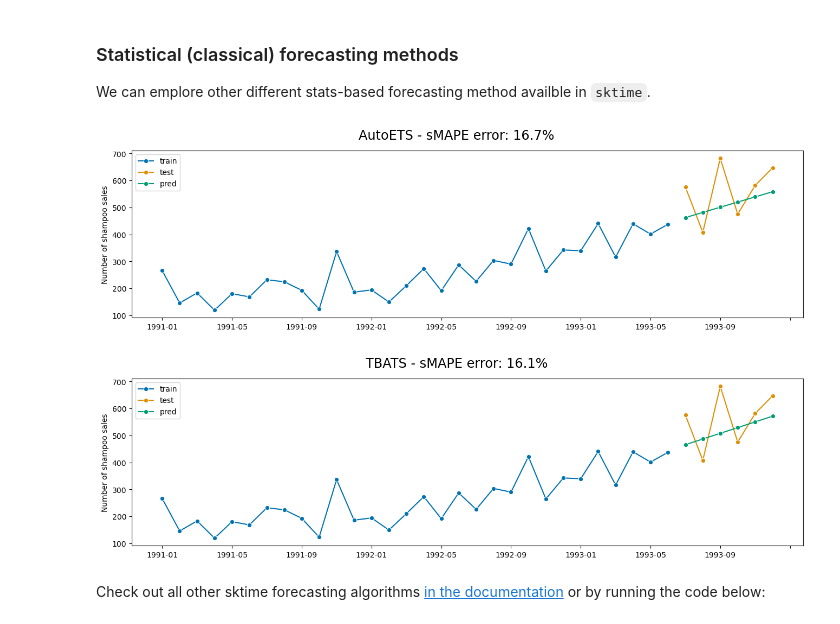
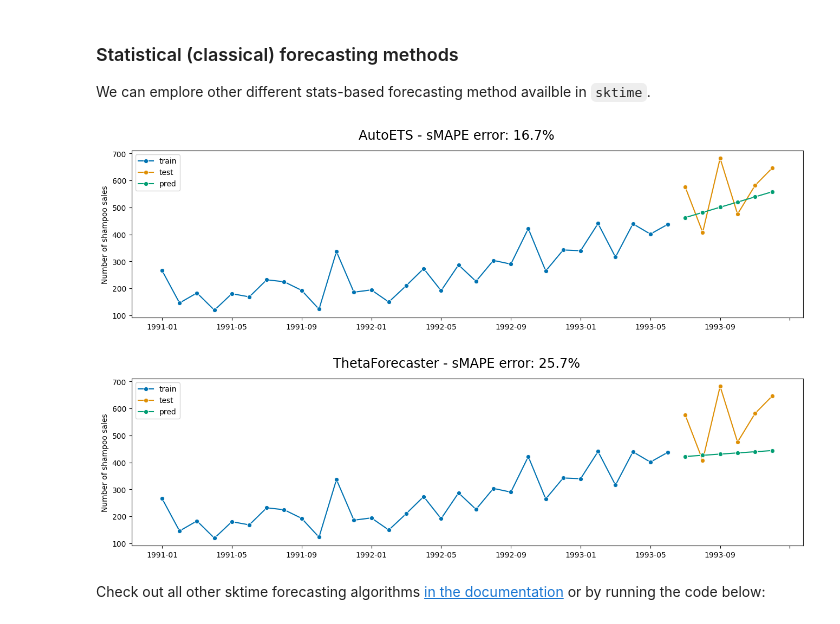
Before and after one commit to sktime/sktime-tutorial-ODSC-Europe-2023, a Jupyter notebook: notebooks/03_forecasting.ipynb, the cells around one changed output. Cells and saved outputs as stored; diff of their text form; code cells hidden in the pictures.

```diff
--- a/notebooks/03_forecasting.ipynb
+++ b/notebooks/03_forecasting.ipynb
@@ -86,22 +86,22 @@ We will go over the two most popular approaches for forecasting univariate time
 
 We can emplore other different stats-based forecasting method availble in `sktime`.
 # %%
-from sktime.forecasting.tbats import TBATS
 from sktime.forecasting.ets import AutoETS
+from sktime.forecasting.theta import ThetaForecaster
 
-forecasters = [AutoETS(auto=True), TBATS()]
+forecasters = [AutoETS(auto=True), ThetaForecaster()]
 
 for forecaster in forecasters:
     y_pred = forecaster.fit_predict(y=y_train, fh=fh)
     title = (
         f"{str(forecaster).split('(')[0]} - sMAPE error: {smape(y_test, y_pred):.1%}"
     )
     fig, ax = plot_series(
         y_train, y_test, y_pred, labels=["train", "test", "pred"], title=title
     )
 # %% [output]
 [figure]
-[figure, old version]
+[figure, new version]
 # %% [markdown]
 Check out all other sktime forecasting algorithms [in the documentation](https://www.sktime.net/en/latest/api_reference/forecasting.html) or by running the code below:
 # %%
```
Also changed, not shown: parts of 26 cells of this notebook, 1 other file.
